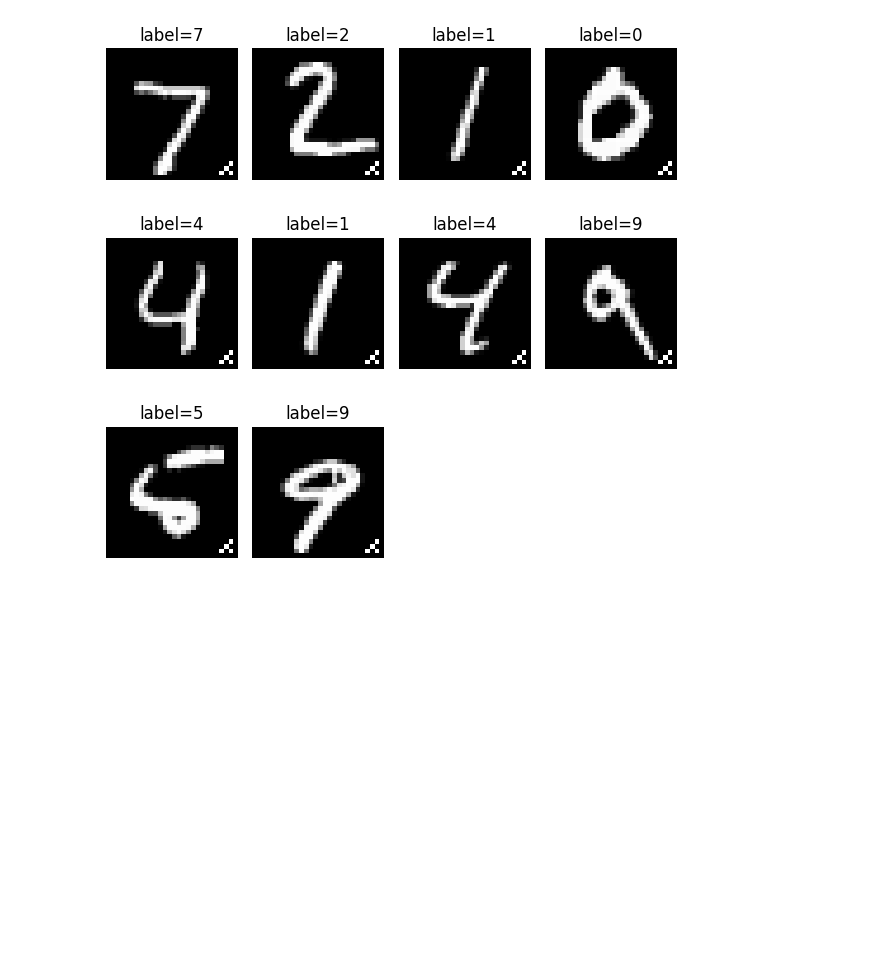
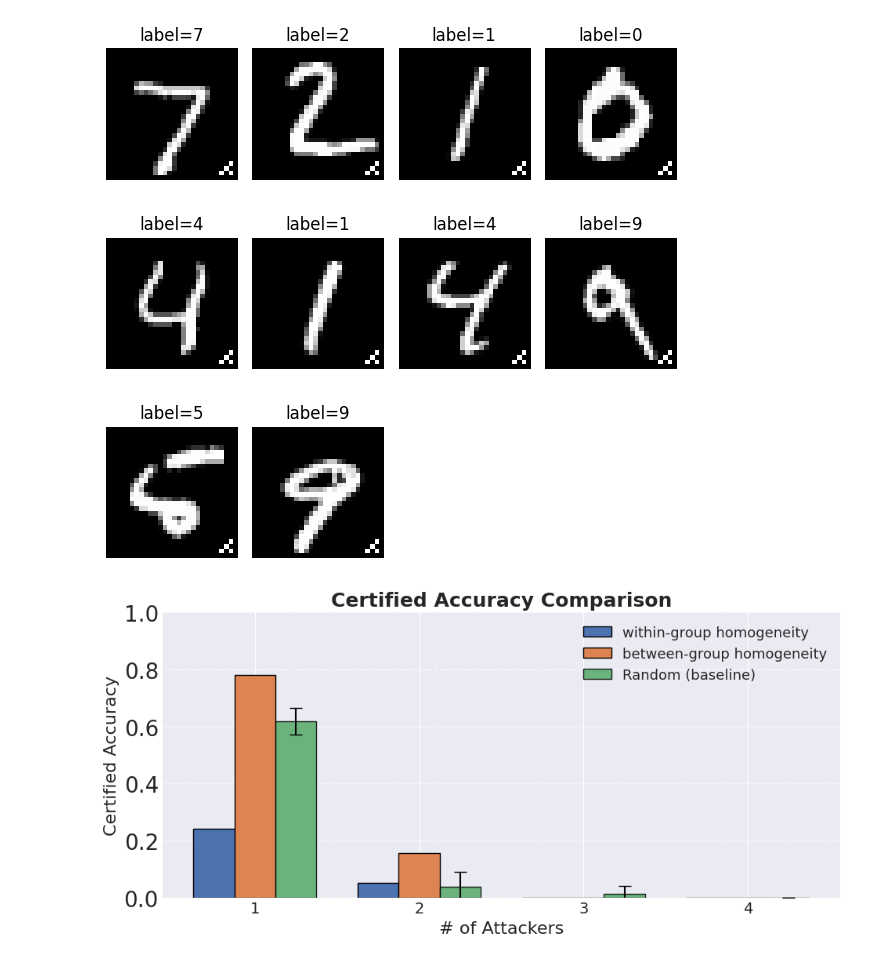
Before and after one commit to up0pt/dflvote, a Jupyter notebook: src/plotter/plot.ipynb, the cells around one changed output. Saved outputs shown, nothing was run; the diff lists cells and outputs as text; code cells hidden in the pictures; blank space fills up the shorter version.

```diff
--- a/src/plotter/plot.ipynb
+++ b/src/plotter/plot.ipynb
@@ -232,3 +232,33 @@ plt.tight_layout()
 plt.show()
 # %% [output]
 [figure]
+# %%
+# 横軸は3まで、gridをつけて、スタイルを調整してかっこよく
+plt.style.use('seaborn-v0_8-darkgrid')
+fig, ax = plt.subplots(figsize=(10, 5))
+
+x = np.arange(4)  # 横軸は0,1,2,3まで
+bar_width = 0.25
+
+# 1つ目のx_attack_lists
+ax.bar(x - bar_width, [x_attack_lists[0][i] for i in range(4)], width=bar_width, color='#4C72B0', label='within-group homogeneity', edgecolor='black')
+
+# 2つ目のx_attack_lists
+ax.bar(x, [x_attack_lists[1][i] for i in range(4)], width=bar_width, color='#DD8452', label='between-group homogeneity', edgecolor='black')
+
+# means + 標準偏差
+ax.bar(x + bar_width, [means[i] for i in range(4)], width=bar_width, color='#55A868', label='Random (baseline)', yerr=stds[:4], capsize=6, alpha=0.85, edgecolor='black')
+
+ax.set_xticks(x)
+ax.set_xticklabels([str(i+1) for i in x], fontsize=14)
+ax.set_xlabel('# of Attackers', fontsize=16)
+ax.set_ylabel('Certified Accuracy', fontsize=16)
+ax.set_ylim(0, 1.0)
+ax.legend(fontsize=13)
+ax.set_title('Certified Accuracy Comparison', fontsize=18, fontweight='bold')
+ax.grid(True, which='both', linestyle='--', linewidth=1, alpha=0.7, axis='y')
+
+plt.tight_layout()
+plt.show()
+# %% [output]
+[figure, added]
```
Also changed, not shown: parts of 1 cell of this notebook.
